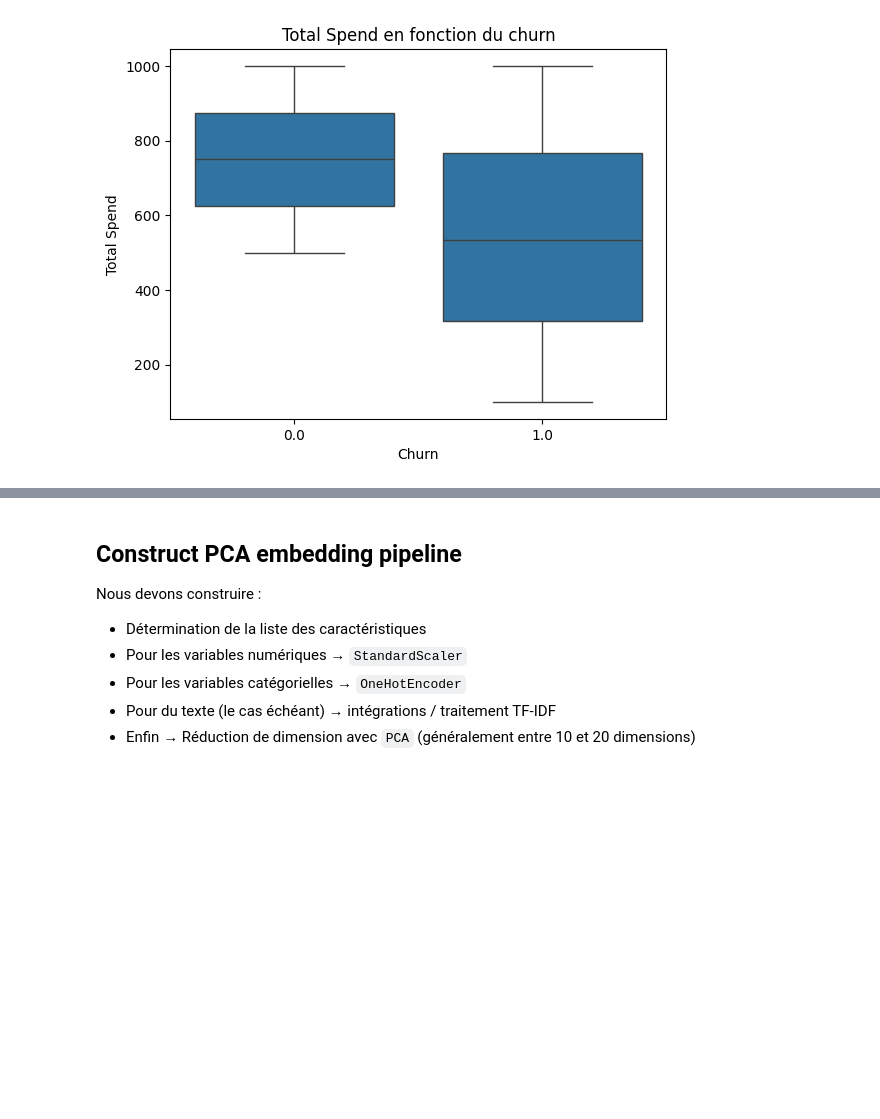
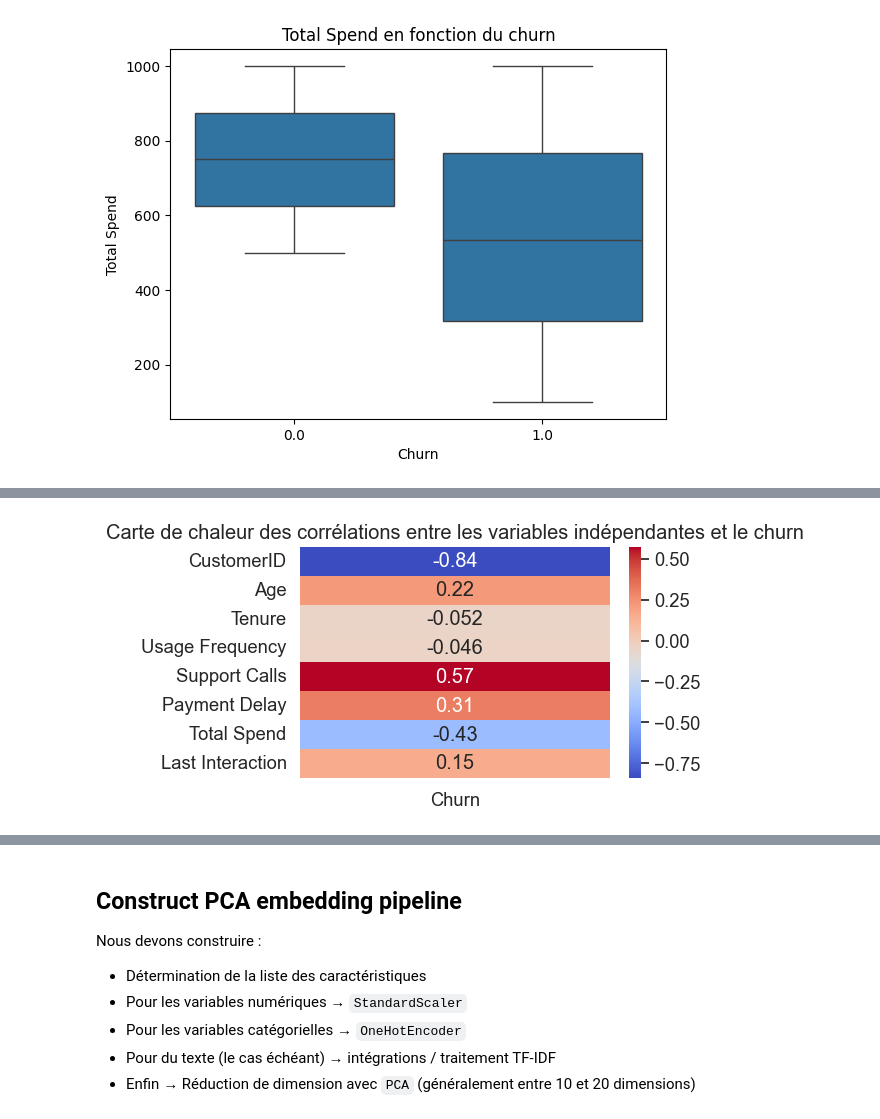
Before and after one commit to JonasLUfr/Project-MLOps, a Jupyter notebook: scripts/data_preprocessing.ipynb, the cells around one changed output, grey strips where cells are left out. Drawn from its saved outputs; the diff is of its cells as text; code cells hidden in the pictures; blank space fills up the shorter version.

Commit message:
Ajouter la corrélation
Fixes #1

```diff
--- a/scripts/data_preprocessing.ipynb
+++ b/scripts/data_preprocessing.ipynb
@@ -162,0 +181,22 @@ plt.show()
+# %%
+# Calculer la matrice de corrélation pour les variables numériques
+corr_matrix = df.select_dtypes(include=['number']).corr()
+
+# Extraire la corrélation de chaque variable avec la variable cible "Churn"
+correlation_data = corr_matrix['Churn'].drop('Churn')
+
+# Visualisation
+plt.figure(figsize=(5, 3))
+sns.set(font_scale=1.2)
+
+sns.heatmap(
+    correlation_data.to_frame(),
+    annot=True,
+    cmap="coolwarm",
+    cbar=True
+)
+
+plt.title("Carte de chaleur des corrélations entre les variables indépendantes et le churn")
+plt.show()
+# %% [output]
+[figure, added]
```
Also changed, not shown: parts of 4 cells of this notebook.
